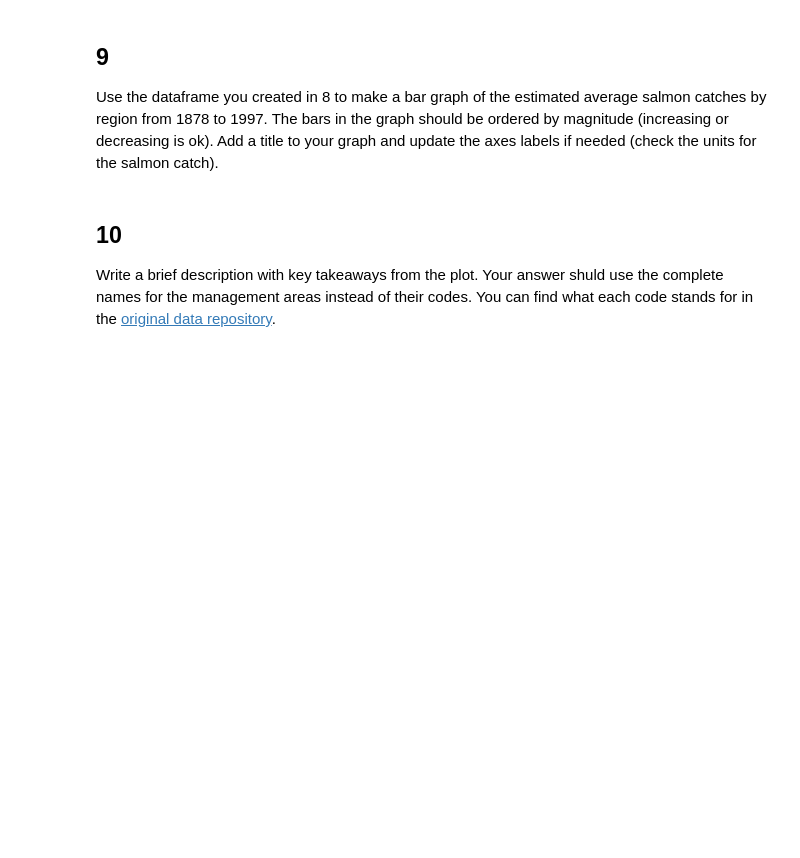
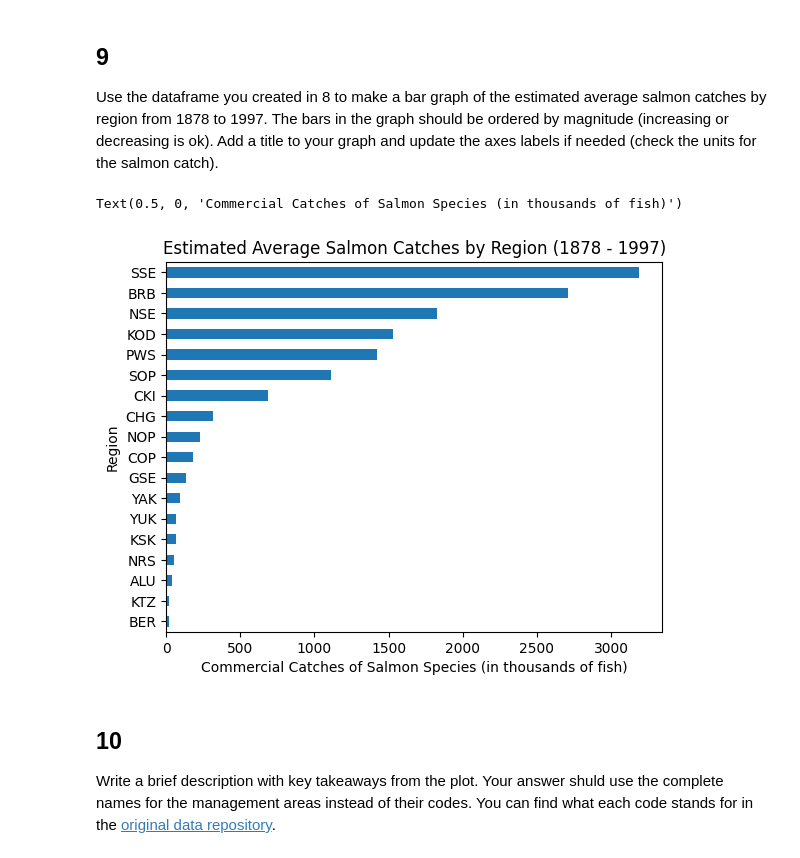
Before and after one commit to rfswick/eds220-hwk2, a Jupyter notebook: hwk2-task2-salmon.ipynb, the cells around one changed output. Drawn from its saved outputs; the diff is of its cells as text; code cells hidden in the pictures; blank space fills up the shorter version.

```diff
--- a/hwk2-task2-salmon.ipynb
+++ b/hwk2-task2-salmon.ipynb
@@ -250,6 +279,21 @@ Name: Catch, dtype: float64
 ## 9
 
 Use the dataframe you created in 8 to make a bar graph of the estimated average salmon catches by region from 1878 to 1997. The bars in the graph should be ordered by magnitude (increasing or decreasing is ok). Add a title  to your graph and update the axes labels if needed (check the units for the salmon catch).
+# %%
+# Bar graph of estimated average salmon catches by region
+catch_plot = (catch_data.groupby('Region')['Catch']
+           .mean()
+           .sort_values()
+           .plot(kind='barh',
+                title='Estimated Average Salmon Catches by Region (1878 - 1997)',
+                ylabel=('Region'))
+         )
+
+# Update the x-axis label
+catch_plot.set_xlabel(xlabel='Commercial Catches of Salmon Species (in thousands of fish)')
+# %% [output]
+Text(0.5, 0, 'Commercial Catches of Salmon Species (in thousands of fish)')
+[figure, added]
 # %% [markdown]
 <!-- END QUESTION -->
 
```
Also changed, not shown: parts of 2 cells of this notebook.
